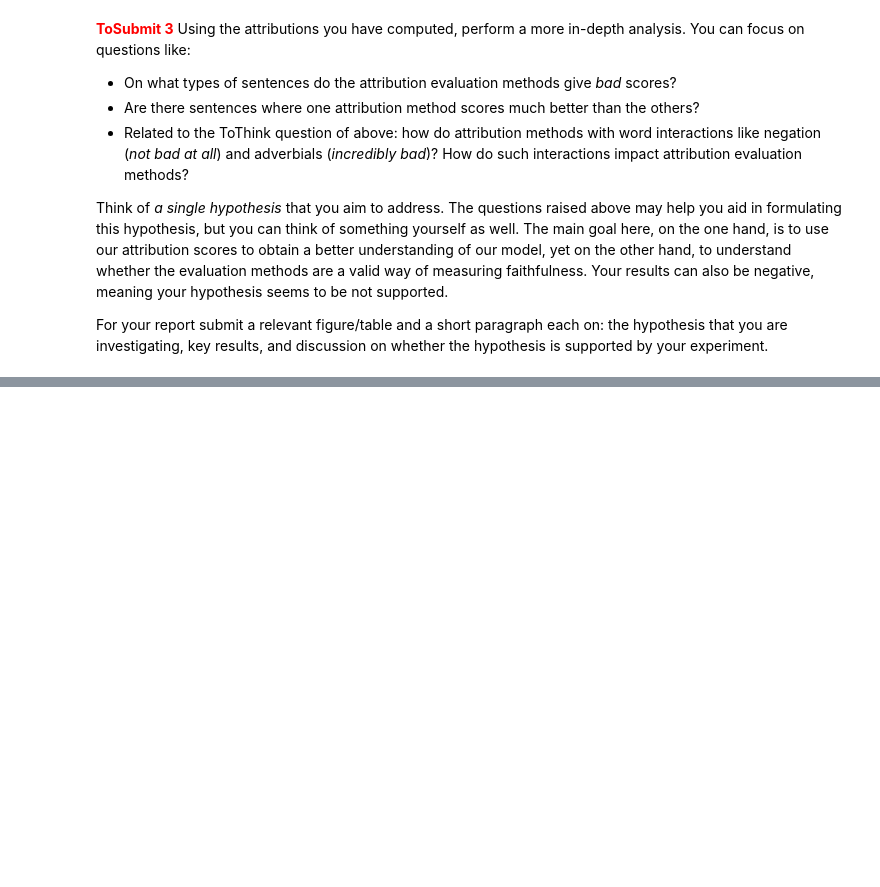
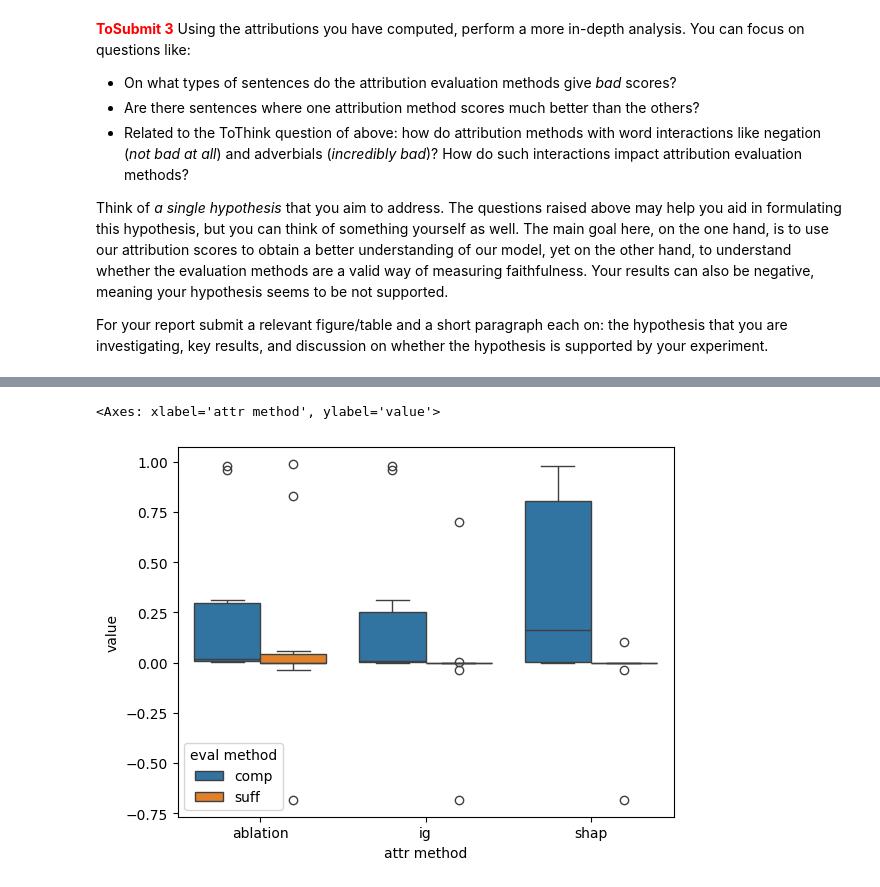
Before and after one commit to lluten/inbiml, a Jupyter notebook: Assignment 2/2_saliency.ipynb, the cells around one changed output, grey strips where cells are left out. Saved outputs shown, nothing was run; the diff lists cells and outputs as text; code cells hidden in the pictures; blank space fills up the shorter version.

```diff
--- a/Assignment 2/2_saliency.ipynb
+++ b/Assignment 2/2_saliency.ipynb
@@ -762,0 +775,5 @@ For your report submit a relevant figure/table and a short paragraph each on: th
+# %%
+sns.boxplot(data.filter(pl.col("item") < 10), x="attr method", y="value", hue="eval method")
+# %% [output]
+<Axes: xlabel='attr method', ylabel='value'>
+[figure, added]
```
Also changed, not shown: parts of 9 cells of this notebook.
